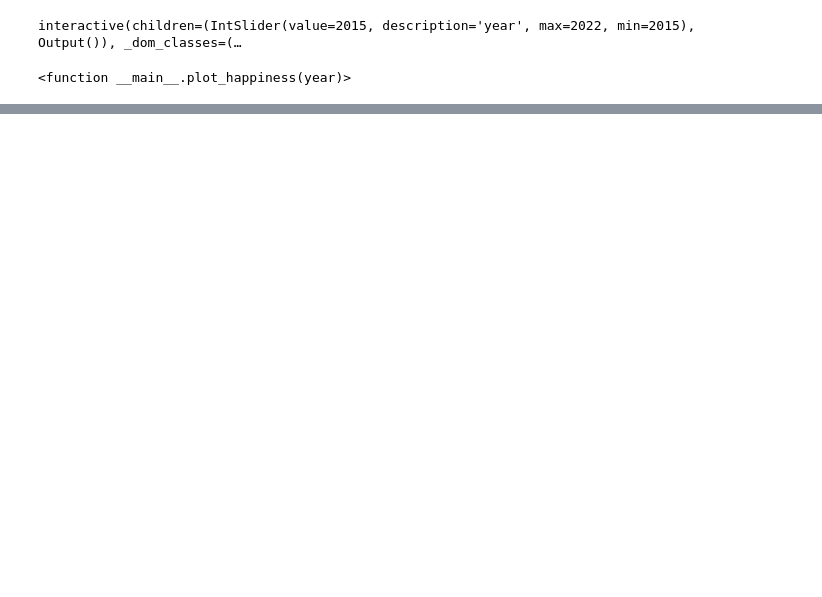
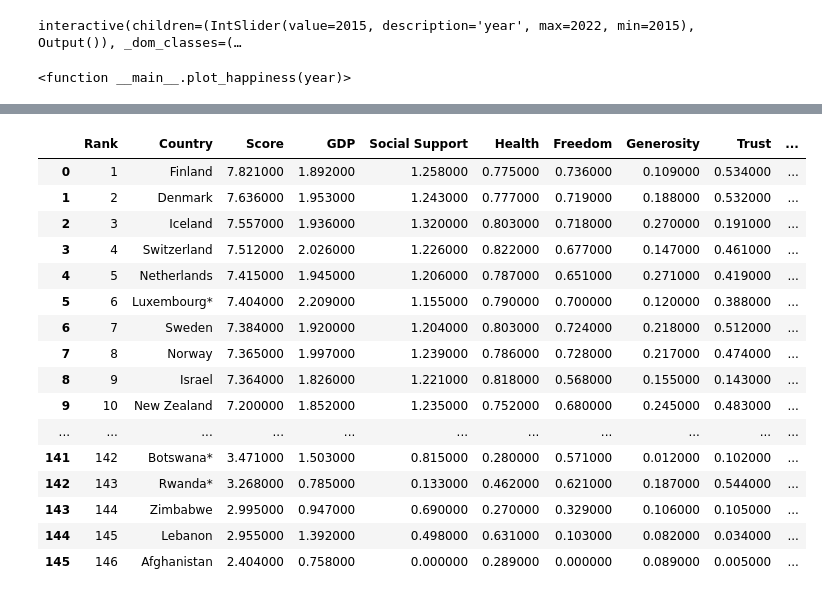
Before and after one commit to cjensen93/WorldHappinesReport, a Jupyter notebook: report.ipynb, the cells around one changed output, grey strips where cells are left out. Drawn from its saved outputs; the diff is of its cells as text; code cells hidden in the pictures; blank space fills up the shorter version.

```diff
--- a/report.ipynb
+++ b/report.ipynb
@@ -847,0 +826,26 @@ fig.show()
+# %%
+# Max highlight
+
+def highlight_max(s):
+    is_max = s == s.max()
+    return ['background-color: yellow' if v else '' for v in is_max]
+
+wh_dfs['2022'].style.apply(highlight_max)
+# %% [output]
+|  | Rank | Country | Score | GDP | Social Support | Health | Freedom | Generosity | Trust | ... |
+| 0 | 1 | Finland | 7.821000 | 1.892000 | 1.258000 | 0.775000 | 0.736000 | 0.109000 | 0.534000 | ... |
+| 1 | 2 | Denmark | 7.636000 | 1.953000 | 1.243000 | 0.777000 | 0.719000 | 0.188000 | 0.532000 | ... |
+| 2 | 3 | Iceland | 7.557000 | 1.936000 | 1.320000 | 0.803000 | 0.718000 | 0.270000 | 0.191000 | ... |
+| 3 | 4 | Switzerland | 7.512000 | 2.026000 | 1.226000 | 0.822000 | 0.677000 | 0.147000 | 0.461000 | ... |
+| 4 | 5 | Netherlands | 7.415000 | 1.945000 | 1.206000 | 0.787000 | 0.651000 | 0.271000 | 0.419000 | ... |
+| 5 | 6 | Luxembourg* | 7.404000 | 2.209000 | 1.155000 | 0.790000 | 0.700000 | 0.120000 | 0.388000 | ... |
+| 6 | 7 | Sweden | 7.384000 | 1.920000 | 1.204000 | 0.803000 | 0.724000 | 0.218000 | 0.512000 | ... |
+| 7 | 8 | Norway | 7.365000 | 1.997000 | 1.239000 | 0.786000 | 0.728000 | 0.217000 | 0.474000 | ... |
+| 8 | 9 | Israel | 7.364000 | 1.826000 | 1.221000 | 0.818000 | 0.568000 | 0.155000 | 0.143000 | ... |
+| 9 | 10 | New Zealand | 7.200000 | 1.852000 | 1.235000 | 0.752000 | 0.680000 | 0.245000 | 0.483000 | ... |
+| ... | ... | ... | ... | ... | ... | ... | ... | ... | ... | ... |
+| 141 | 142 | Botswana* | 3.471000 | 1.503000 | 0.815000 | 0.280000 | 0.571000 | 0.012000 | 0.102000 | ... |
+| 142 | 143 | Rwanda* | 3.268000 | 0.785000 | 0.133000 | 0.462000 | 0.621000 | 0.187000 | 0.544000 | ... |
+| 143 | 144 | Zimbabwe | 2.995000 | 0.947000 | 0.690000 | 0.270000 | 0.329000 | 0.106000 | 0.105000 | ... |
+| 144 | 145 | Lebanon | 2.955000 | 1.392000 | 0.498000 | 0.631000 | 0.103000 | 0.082000 | 0.034000 | ... |
+| 145 | 146 | Afghanistan | 2.404000 | 0.758000 | 0.000000 | 0.289000 | 0.000000 | 0.089000 | 0.005000 | ... |
```
Also changed, not shown: parts of 7 cells of this notebook.
